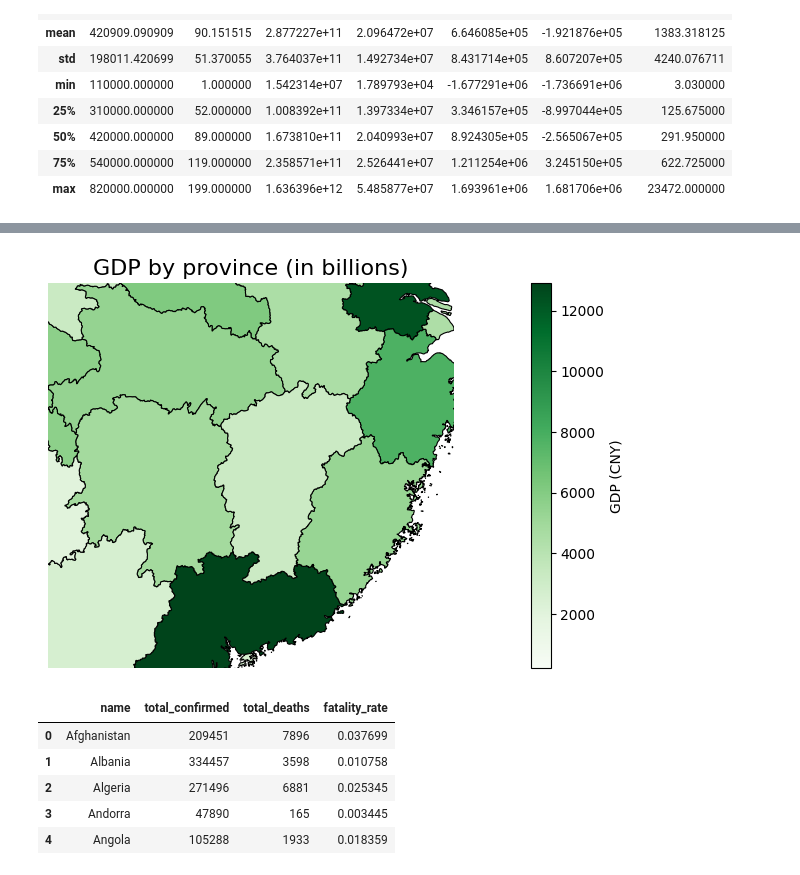
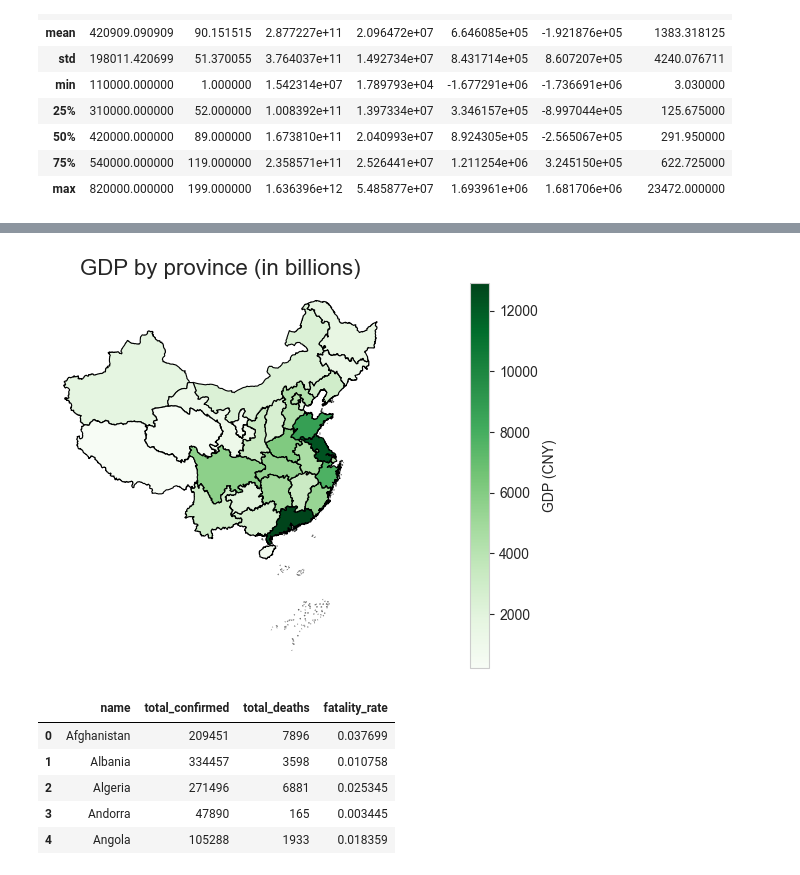
Before and after one commit to zinogore/IOD_mini_project1, a Jupyter notebook: Data_Preprocessing.ipynb, the cells around one changed output, grey strips where cells are left out. Cells and saved outputs as stored; diff of their text form; code cells hidden in the pictures.

Commit message:
updated project files v0.2

```diff
--- a/Data_Preprocessing.ipynb
+++ b/Data_Preprocessing.ipynb
@@ -87,11 +93,10 @@ from ydata_profiling import ProfileReport
 profile = ProfileReport(df_merged_report, title="Profiling Report")
 profile.to_file("merged_profiling_report.html")
 # %%
-import geopandas as gpd
 # CHN provincial shape file
-fp = r"C:\Users\Admin\OneDrive\Desktop\IOD\DATA\CHN_Provincial_Boundary_files\province.shp"
+fp = r"C:\Users\Admin\OneDrive\Desktop\IOD\IOD_mini_project1\CHN_Provincial_Boundary_files\province.shp" # rename root directory to your own directory
 map_df = gpd.read_file(fp)
-map_df
+map_df.head()
 # %% [output]
 |  | GB | COUNT | SUM_AREA | SUM_PERIME | NAME_PINGY | NMAE_CHINE | X | Y | geometry |
 | 0 | 110000 | 15 | 1.663132e+10 | 2.374422e+06 | Beijing Shi | ±± ¾© | 9.613544e+05 | 6.465288e+05 | POLYGON ((951820.688 567831.625, ... |
@@ -217,0 +233,30 @@ plt.show()
+# %%
+# Joining df to geodf
+feature_of_interest = "deaths" # column/feature of interest
+df_join = map_df.set_index("NAME_PINGY").join(df_CHN.set_index("province")) # join tables with keys: NAME_PINGY, province
+list_drop = df_join.columns.tolist()
+list_drop.remove(feature_of_interest)
+list_drop.remove("geometry") # keep column: geometry
+df_join.drop(columns=list_drop,inplace=True)
+df_join[feature_of_interest] = df_join[feature_of_interest].replace(0,1) # replacing zeros for log scaling
+df_join.dropna(inplace=True) # drop nan values because some provinces are not measured
+
+N=3
+df_join_top = df_join.sort_values(feature_of_interest,ascending=False).head(N) # zoom to top N for feature_of_interest
+
+sns.set_style('whitegrid')
+
+#Create figure and axes for Matplotlib and set the title
+fig, ax = plt.subplots(1, figsize=(15, 7))
+ax.axis('off')
+ax.set_title('COVID: Number of '+feature_of_interest+' in CHN province-wise', fontdict={'fontsize': '16', 'fontweight' : '10'})
+
+# Set plot limit for better view. Uncomment to see zoomed view (https://gis.stackexchange.com/questions/375582/zoom-to-a-plot-with-geopandas-based-on-data-from-csv-and-shapefile)
+# minx, miny, maxx, maxy = df_join_top.total_bounds
+# ax.set_xlim(minx, maxx)
+# ax.set_ylim(miny, maxy)
+
+# Plot the figure
+# using log scaling as difference between min and max values are in orders of magnitude
+df_join.plot(column=feature_of_interest,cmap='YlOrRd', linewidth=0.8, ax=ax, edgecolor='0',legend=True,markersize=[39.739192, -104.990337], legend_kwds={'label': "Number of "+feature_of_interest},norm=matplotlib.colors.LogNorm(vmin=df_join[feature_of_interest].min(), vmax=df_join[feature_of_interest].max()))
+plt.show()
@@ -291,18 +329,21 @@ df_join_gdp_province
 # %%
 df_join_gdp_province = df_join_gdp_province[["geometry","GDP (CNY)"]]
 # df_join_pop_den["inhabitants/km2"] = df_join_pop_den["inhabitants/km2"].replace(np.nan,1)
 df_join_gdp_province = df_join_gdp_province.dropna()
 fig, ax = plt.subplots(1, figsize=(20, 5))
 ax.axis('off')
-# minx, miny, maxx, maxy = df_join_pop_den.head(2).total_bounds
-ax.set_xlim(minx, maxx)
-ax.set_ylim(miny, maxy)
+
+# Set plot limit for better view. Uncomment to see zoomed view (https://gis.stackexchange.com/questions/375582/zoom-to-a-plot-with-geopandas-based-on-data-from-csv-and-shapefile)
+# minx, miny, maxx, maxy = df_join_gdp_province.head(3).total_bounds
+# ax.set_xlim(minx, maxx)
+# ax.set_ylim(miny, maxy)
+
 ax.set_title('GDP by province (in billions)', fontdict={'fontsize': '16', 'fontweight' : '10'})
 # df_join_gdp_province.plot(column="GDP (CNY)",cmap='Greens', linewidth=0.8, ax=ax, edgecolor='0',legend=True,markersize=[39.739192, -104.990337], legend_kwds={'label': "GDP (CNY)"},norm=matplotlib.colors.LogNorm(vmin=df_join_gdp_province["GDP (CNY)"].min(), vmax=df_join_gdp_province["GDP (CNY)"].max()))
 df_join_gdp_province.plot(column="GDP (CNY)",cmap='Greens', linewidth=0.8, ax=ax, edgecolor='0',legend=True,markersize=[39.739192, -104.990337], legend_kwds={'label': "GDP (CNY)"})
 plt.show()
 # %% [output]
-[figure, old version]
+[figure, new version]
 # %%
 # Exploring total confirmed, total deaths, fatality rate grouped by country name
 
```
Also changed, not shown: parts of 18 cells of this notebook, 4 other files.
